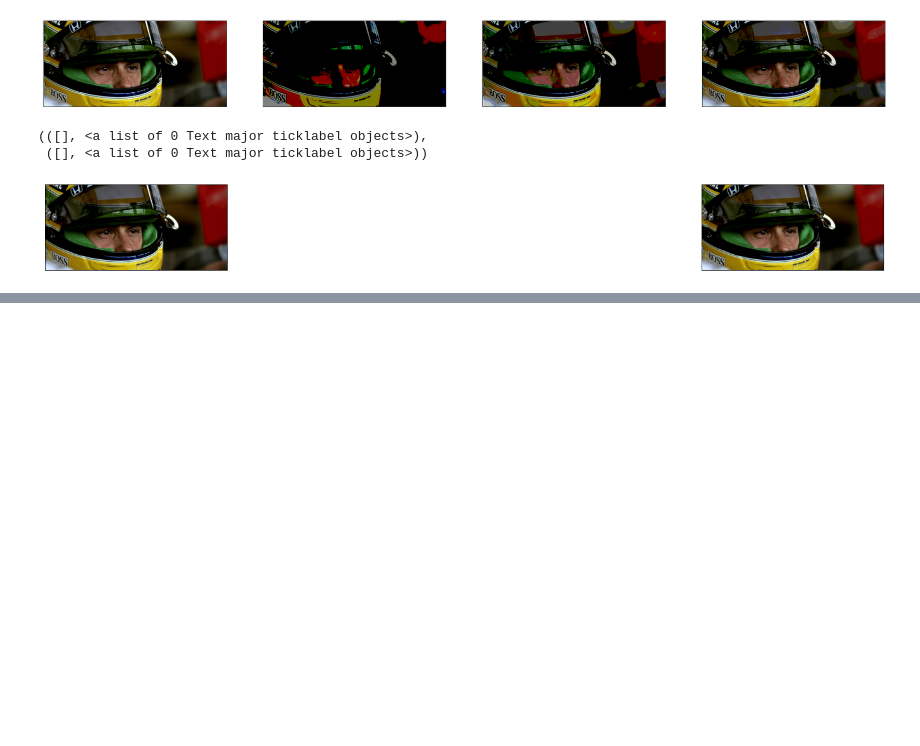
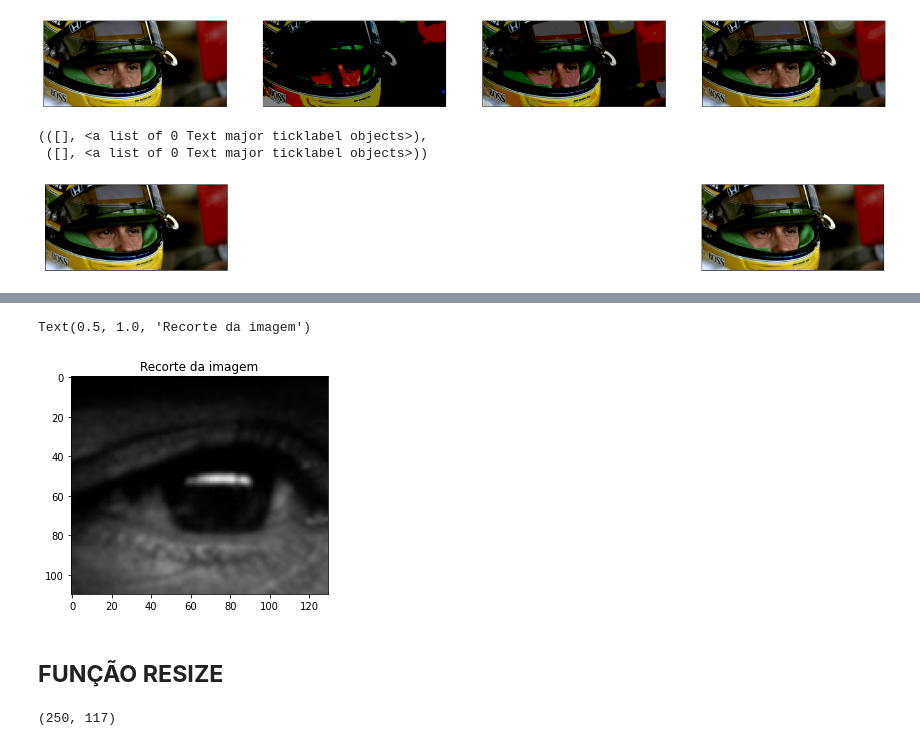
Before and after one commit to LuisFilipeAraujo/senna, a Jupyter notebook: SENNA.ipynb, the cells around one changed output, grey strips where cells are left out. Saved outputs shown, nothing was run; the diff lists cells and outputs as text; code cells hidden in the pictures; blank space fills up the shorter version.

```diff
--- a/SENNA.ipynb
+++ b/SENNA.ipynb
@@ -214,0 +229,8 @@ plt.xticks([]), plt.yticks([])
+# %%
+plt.imshow(recorte)
+plt.title("Recorte da imagem")
+# %% [output]
+Text(0.5, 1.0, 'Recorte da imagem')
+[figure, added]
+# %% [markdown]
+## **FUNÇÃO RESIZE**
@@ -214,0 +240,8 @@ plt.xticks([]), plt.yticks([])
+# %%
+proporcao = float(altura/largura)
+largura_nova = 250 #em pixels
+altura_nova = int(largura_nova*proporcao)
+tamanho_novo = (largura_nova, altura_nova)
+print(tamanho_novo)
+# %% [output]
+(250, 117)
```
Also changed, not shown: parts of 32 cells of this notebook.
